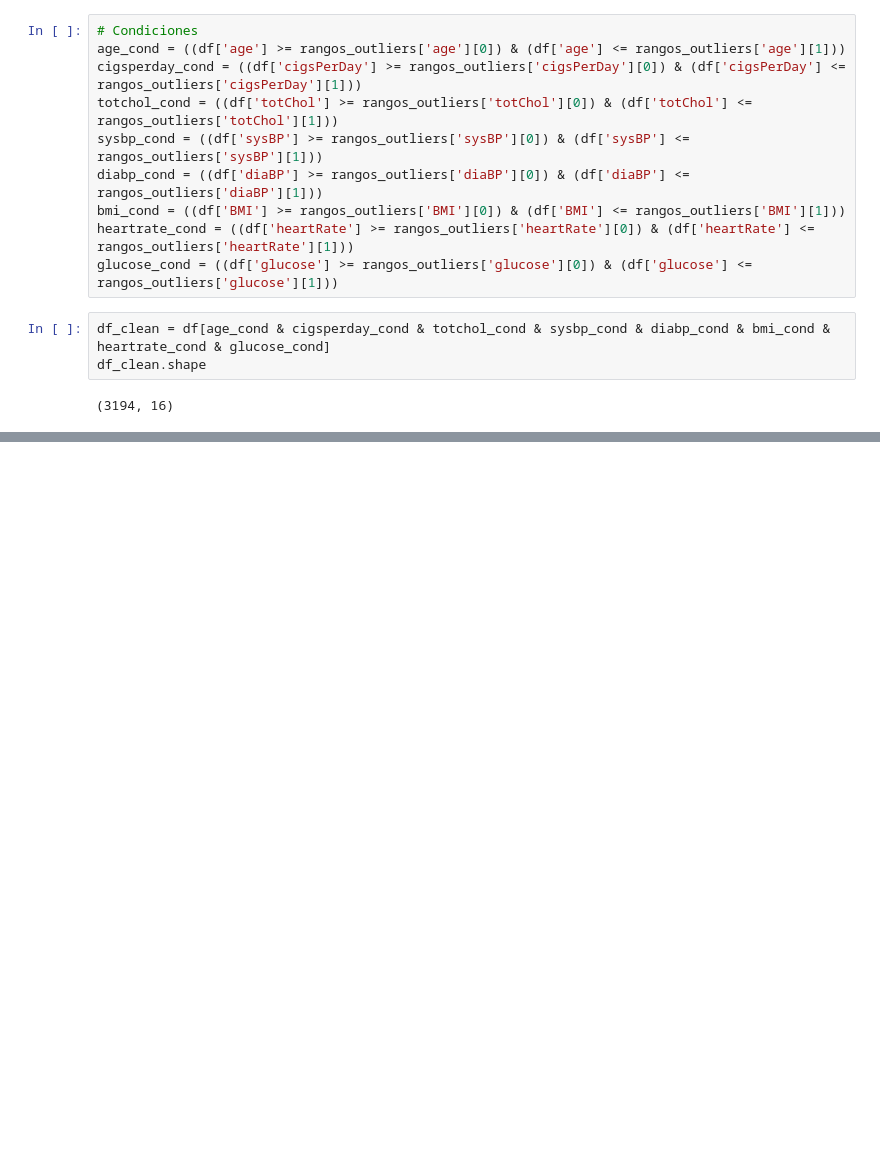
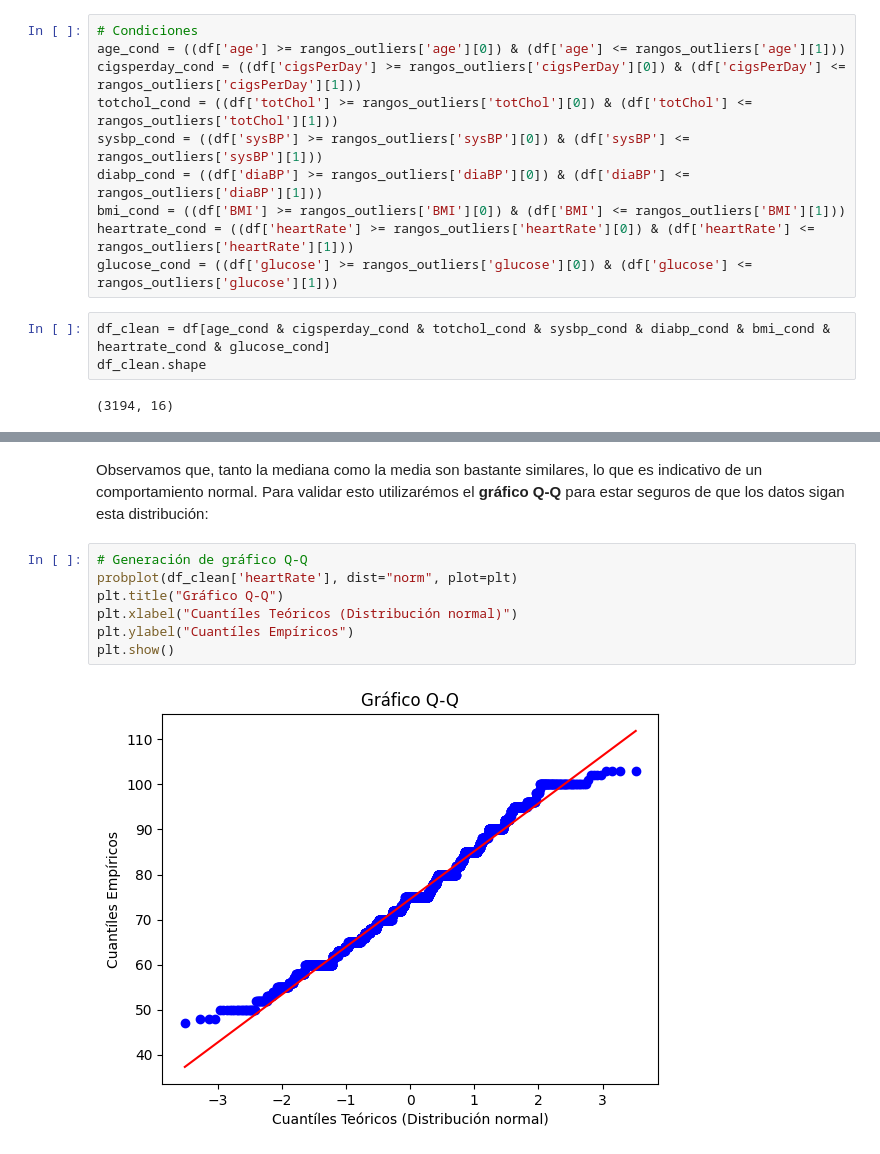
Before and after one commit to dvilchesl/desafio-latam-prueba-analisis-est, a Jupyter notebook: Prueba - Análisis Estadístico.ipynb, the cells around one changed output, grey strips where cells are left out. Drawn from its saved outputs; the diff is of its cells as text; blank space fills up the shorter version.

```diff
--- a/Prueba - Análisis Estadístico.ipynb
+++ b/Prueba - Análisis Estadístico.ipynb
@@ -209,0 +290,11 @@ df_clean.shape
+# %% [markdown]
+Observamos que, tanto la mediana como la media son bastante similares, lo que es indicativo de un comportamiento normal. Para validar esto utilizarémos el **gráfico Q-Q** para estar seguros de que los datos sigan esta distribución:
+# %%
+# Generación de gráfico Q-Q
+probplot(df_clean['heartRate'], dist="norm", plot=plt)
+plt.title("Gráfico Q-Q")
+plt.xlabel("Cuantíles Teóricos (Distribución normal)")
+plt.ylabel("Cuantíles Empíricos")
+plt.show()
+# %% [output]
+[figure, added]
```
Also changed, not shown: parts of 20 cells of this notebook.
